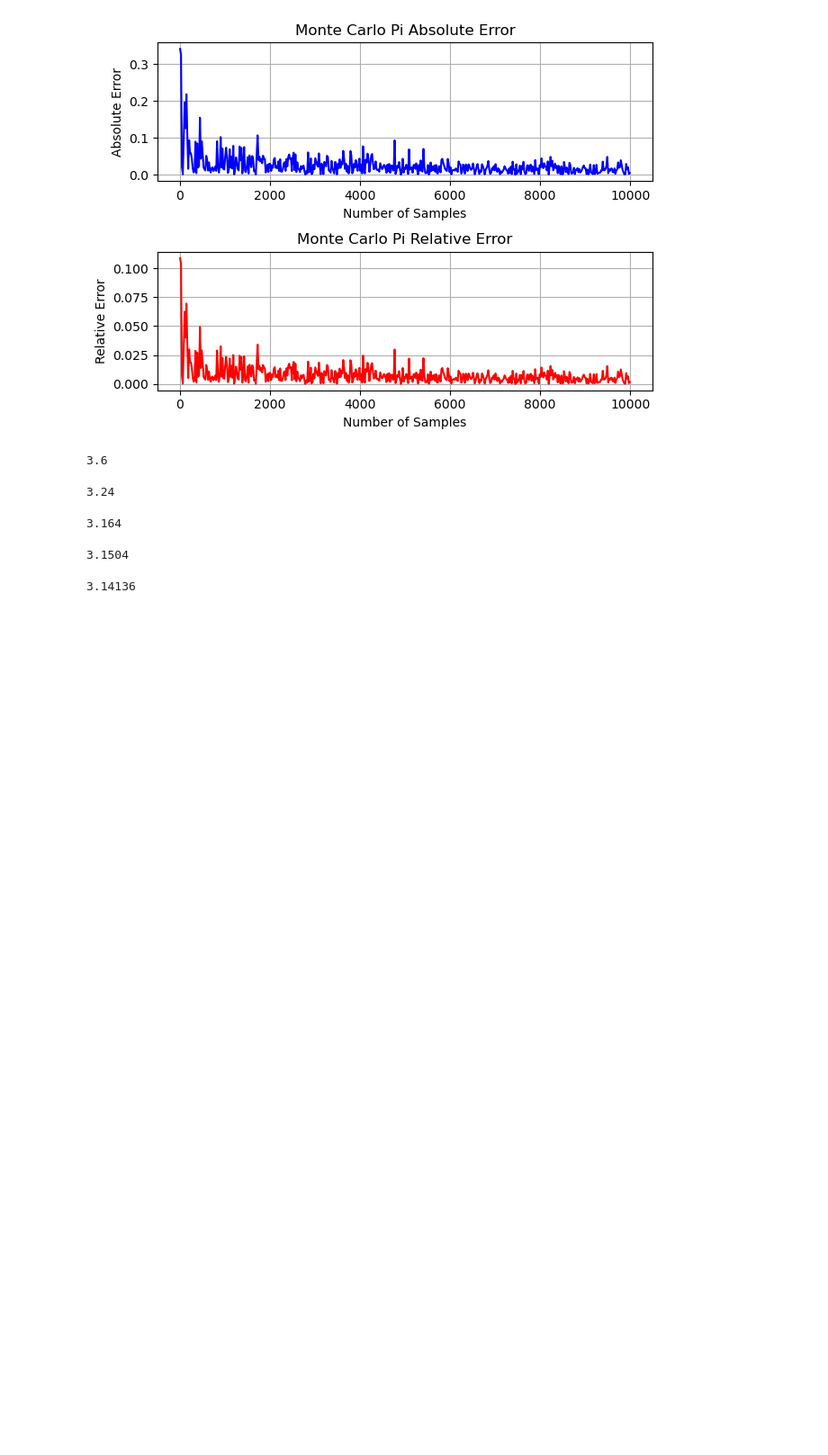
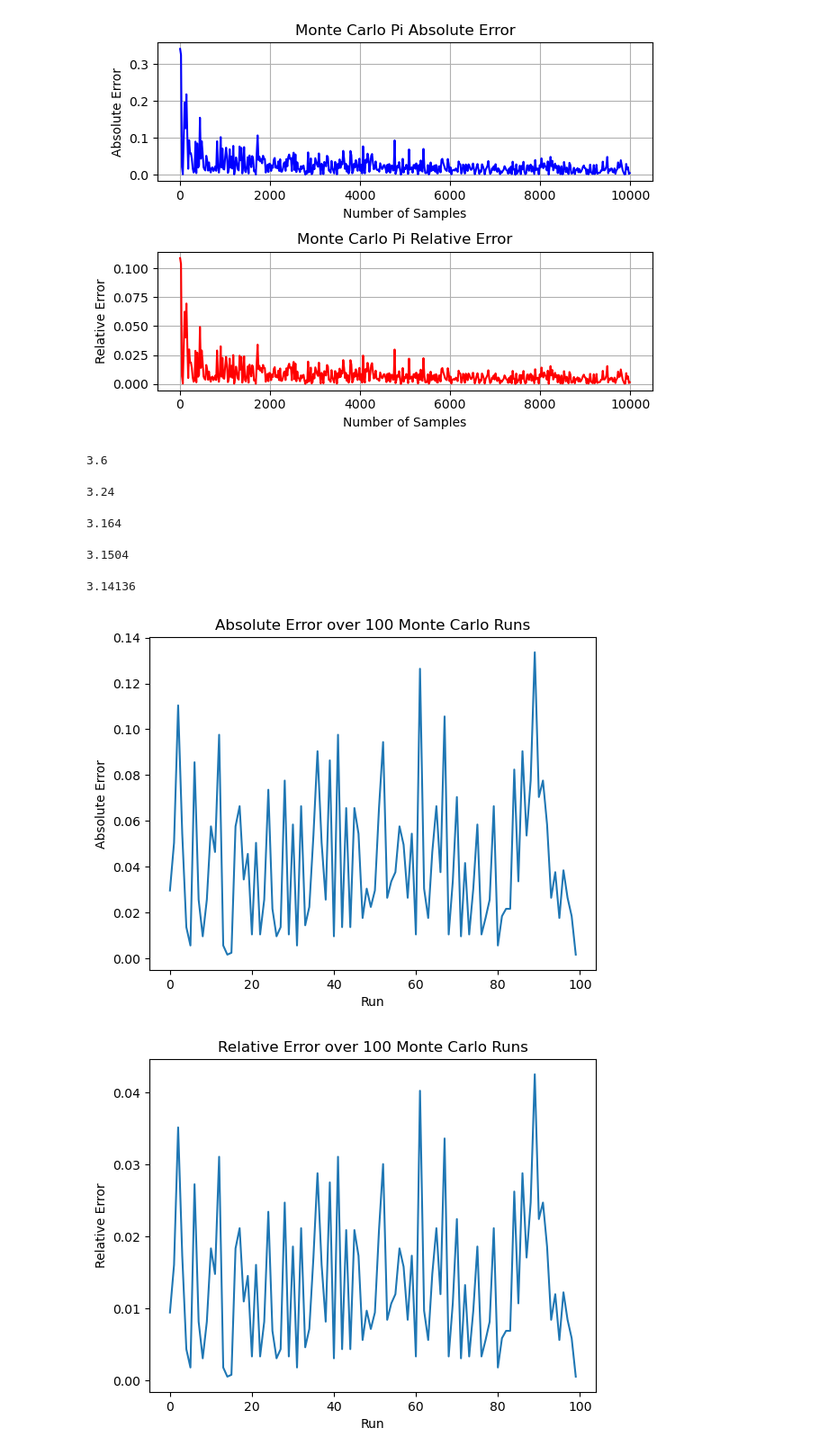
Before and after one commit to sohamkinkhabwala/coe311k, a Jupyter notebook: Challenges/sbk788-CH3.ipynb, the cells around one changed output. Shown at 90% size. Cells and saved outputs as stored; diff of their text form; code cells hidden in the pictures; blank space fills up the shorter version.

```diff
--- a/Challenges/sbk788-CH3.ipynb
+++ b/Challenges/sbk788-CH3.ipynb
@@ -62,3 +62,51 @@ print(approxPi(10000))
 print(approxPi(100000))
 # %% [output]
 3.14136
+# %%
+import numpy as np
+
+def pi_monte_carlo(num_sample_points):
+    x = np.random.rand(num_sample_points)
+    y = np.random.rand(num_sample_points)
+
+    num_points_inside = (x**2 + y**2) <= 1
+    pi_estimate = 4 * np.sum(num_points_inside) / num_sample_points
+
+    return pi_estimate
+
+
+import matplotlib.pyplot as plt
+
+runs = 100
+samples = 1000
+
+absolute_error_vals = []
+relative_error_vals = []
+
+for i in range(runs):
+    pi_est_value = pi_monte_carlo(samples)
+
+    abs_error = abs(np.pi - pi_est_value)
+    rel_error = abs((np.pi - pi_est_value) / np.pi)
+
+    absolute_error_vals.append(abs_error)
+    relative_error_vals.append(rel_error)
+
+# Absolute error plot
+plt.figure()
+plt.plot(range(runs), absolute_error_vals)
+plt.xlabel("Run")
+plt.ylabel("Absolute Error")
+plt.title("Absolute Error over 100 Monte Carlo Runs")
+plt.show()
+
+# Relative error plot
+plt.figure()
+plt.plot(range(runs), relative_error_vals)
+plt.xlabel("Run")
+plt.ylabel("Relative Error")
+plt.title("Relative Error over 100 Monte Carlo Runs")
+plt.show()
+# %% [output]
+[figure, added]
+[figure, added]
```
